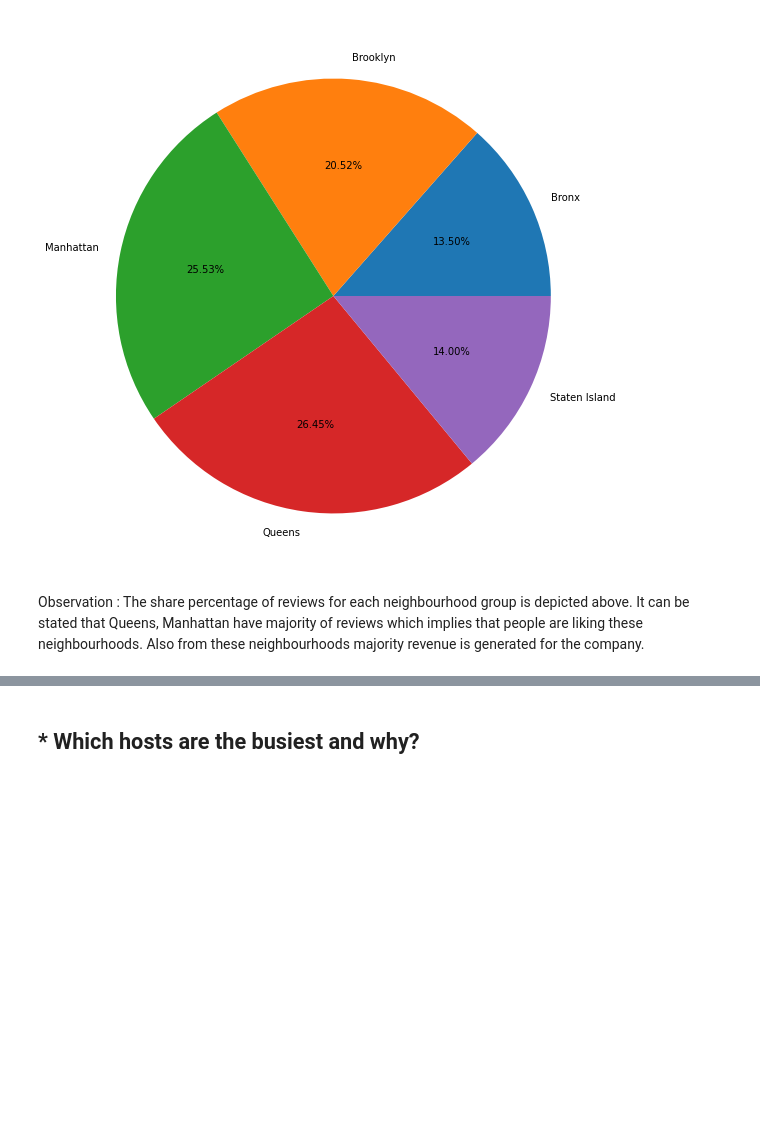
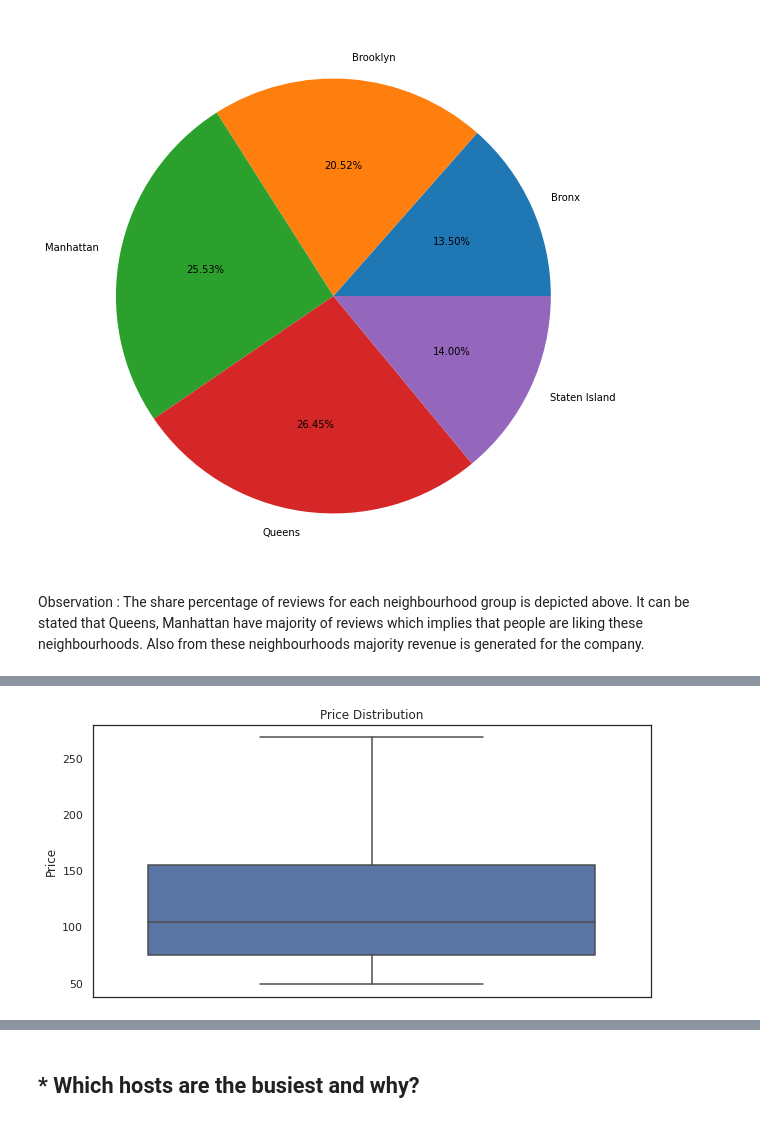
Before and after one commit to kunalmahadik/Airbnb-Bookings-Analysis, a Jupyter notebook: Airbnb_Bookings_Analysis_Capstone_Project.ipynb, the cells around one changed output, grey strips where cells are left out. Cells and saved outputs as stored; diff of their text form; code cells hidden in the pictures; blank space fills up the shorter version.

```diff
--- a/Airbnb_Bookings_Analysis_Capstone_Project.ipynb
+++ b/Airbnb_Bookings_Analysis_Capstone_Project.ipynb
@@ -287,0 +307,9 @@ plt.show()
+# %%
+#Lets create a new boxplot and check the result.
+plt.figure(figsize=(10,5))
+ax = sns.boxplot(y='price', data=airbnb_data_new).set_title('Price Distribution')
+sns.set_theme(style='white')
+plt.ylabel('Price')
+plt.show()
+# %% [output]
+[figure, added]
```
Also changed, not shown: parts of 31 cells of this notebook.
